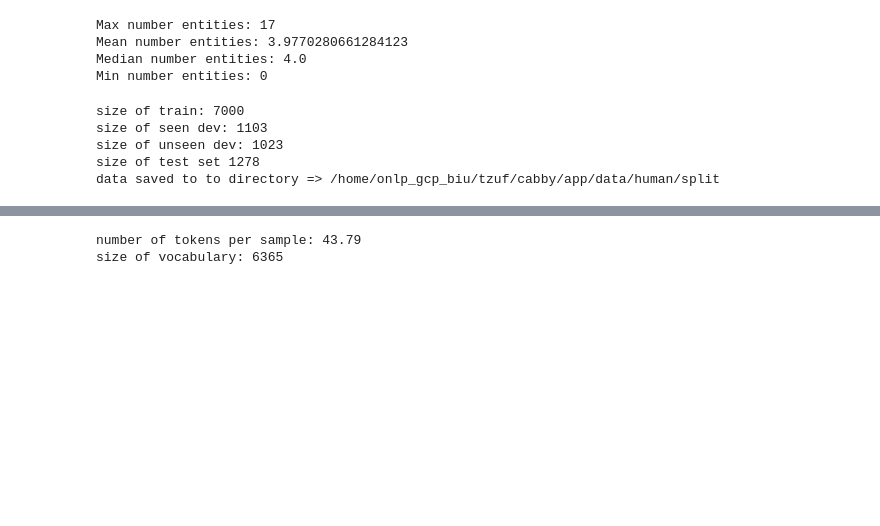
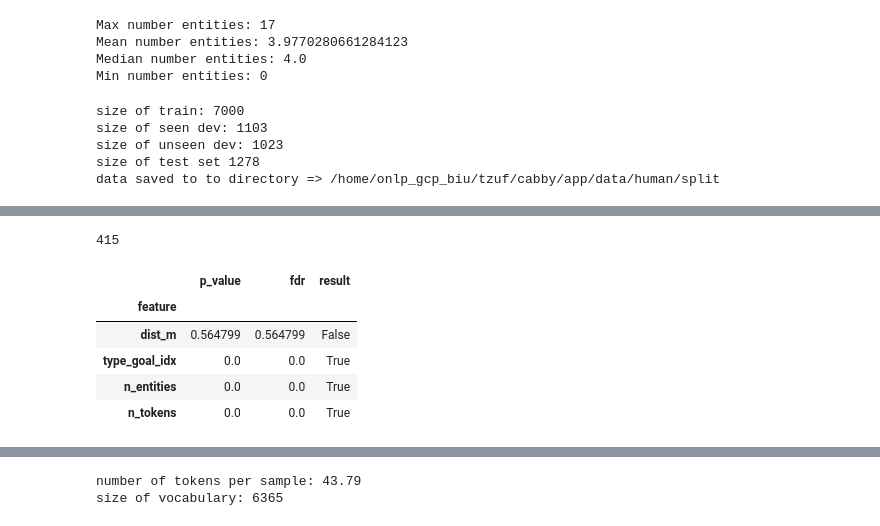
Before and after one commit to googleinterns/cabby, a Jupyter notebook: app/notebooks/query_firestore.ipynb, the cells around one changed output, grey strips where cells are left out. Saved outputs shown, nothing was run; the diff lists cells and outputs as text; code cells hidden in the pictures; blank space fills up the shorter version.

```diff
--- a/app/notebooks/query_firestore.ipynb
+++ b/app/notebooks/query_firestore.ipynb
@@ -972,0 +1076,11 @@ test_set = pd.read_json(test_path, lines=True, orient='records')
+# %%
+top_x_types_list = [k for k,v in top_x_types_dict.items()]
+dev_instruction_ver_by_type = dev_instruction_ver[instruction_ver['type_goal'].isin(top_x_types_list)]
+# dev_instruction_ver_by_type.shape
+# dev_instruction_ver_by_type.iloc[0:10]['type_goal']
+# %%
+map_type_idx = {t:idx for idx, t in enumerate(top_x_types_list)}
+map_idx_type = {v:k for k,v in map_type_idx.items()}
+# %%
+dev_instruction_ver_by_type['type_goal_idx'] = dev_instruction_ver_by_type.type_goal.apply(
+    lambda x: map_type_idx[x])
@@ -972,0 +1140,44 @@ test_set = pd.read_json(test_path, lines=True, orient='records')
+# %%
+from scipy.stats import f_oneway
+from statsmodels.stats.multitest import fdrcorrection
+
+# top_x_types_list
+
+# f=f_oneway( dev_instruction_ver_by_type['type_goal_idx'],
+#            dev_instruction_ver_by_type['dist_m']
+# )
+# statistics = f.statistic
+# pvalues = f.pvalue
+
+
+
+cols = ['dist_m', 'type_goal_idx','n_entities','n_tokens',]
+statistics = []
+pvalues = []
+
+dev_instruction_ver_by_type_spec = [
+    dev_instruction_ver_by_type[dev_instruction_ver_by_type['type_goal']==top_x_types_list[i]] for i in range(len(top_x_types_dict))]
+
+print (len(dev_instruction_ver_by_type_spec))
+for col in cols:
+    f=f_oneway( *[x[col].dropna()  for x in dev_instruction_ver_by_type_spec])
+    statistics.append(f.statistic)
+    pvalues.append(f.pvalue)
+
+# cols.append('dist_model')
+# f=f_oneway( model_dist)
+# statistics.append(f.statistic)
+# pvalues.append(f.pvalue)
+
+
+table_anova=pd.concat([pd.DataFrame(fdrcorrection(pvalues)).T,pd.DataFrame([cols,pvalues]).T],axis=1)
+table_anova.columns=['result','fdr','feature','p_value']
+table_anova[['feature','p_value','fdr','result']].set_index('feature')
+# %% [output]
+415
+|  | p_value | fdr | result |
+| feature |  |  |  |
+| dist_m | 0.564799 | 0.564799 | False |
+| type_goal_idx | 0.0 | 0.0 | True |
+| n_entities | 0.0 | 0.0 | True |
+| n_tokens | 0.0 | 0.0 | True |
```
Also changed, not shown: parts of 9 cells of this notebook, 3 other files.
